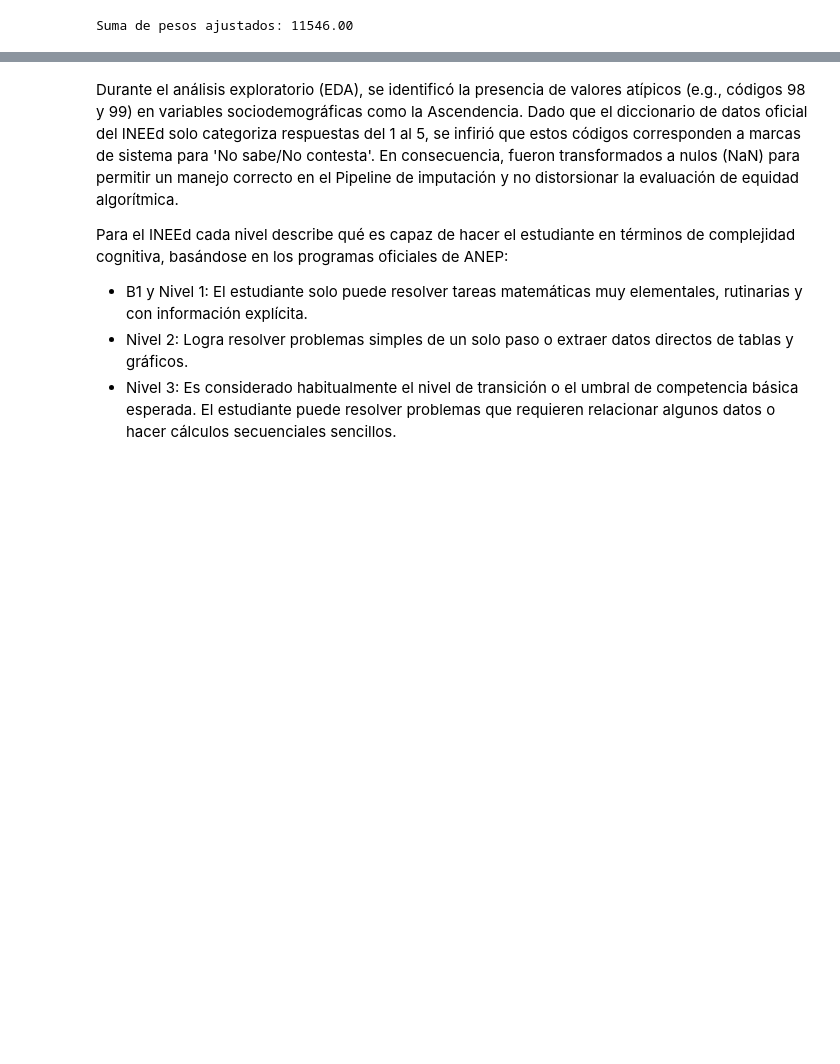
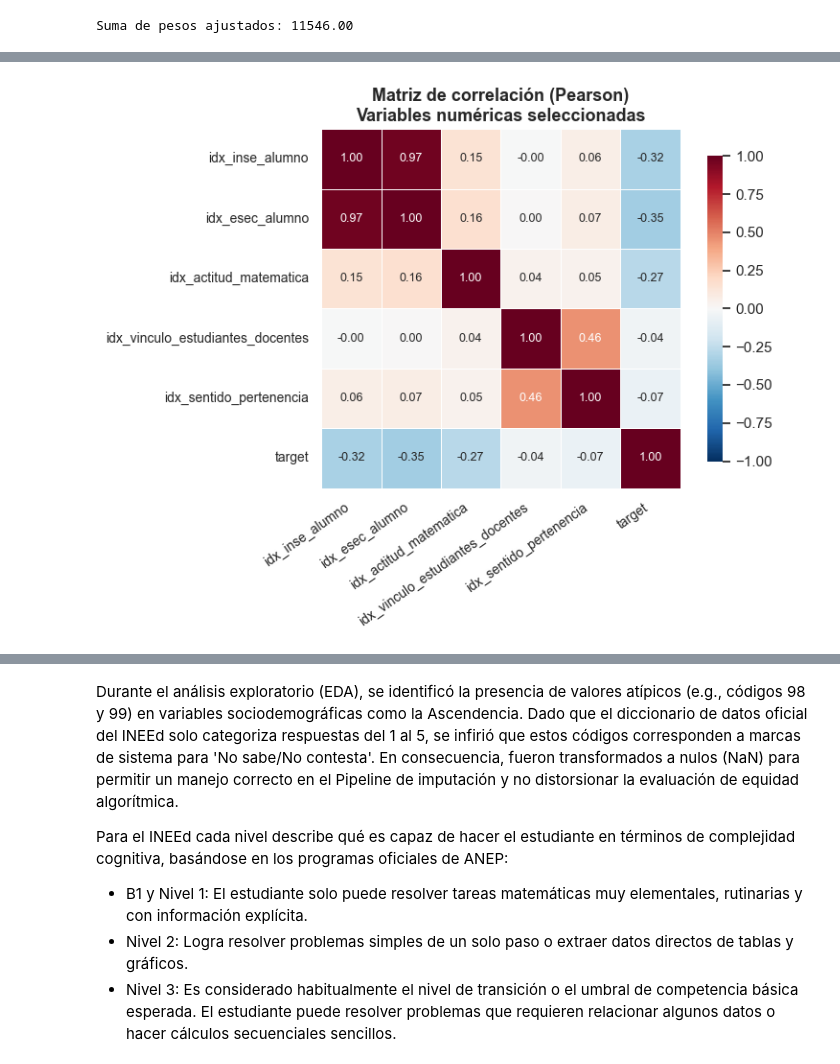
Before and after one commit to estebancardoso96/los_parsimoniosos, a Jupyter notebook: guia_ejemplo_costos_pesos_ajustados.ipynb, the cells around one changed output, grey strips where cells are left out. Cells and saved outputs as stored; diff of their text form; code cells hidden in the pictures; blank space fills up the shorter version.

```diff
--- a/guia_ejemplo_costos_pesos_ajustados.ipynb
+++ b/guia_ejemplo_costos_pesos_ajustados.ipynb
@@ -297,0 +688,85 @@ Suma de pesos ajustados: 11546.00
+# %%
+# 13. MATRIZ DE CORRELACIÓN (SOLO VARIABLES DE variables_boxplot + target)
+
+# Seleccionar únicamente las variables de interés
+df_eda_corr = df_final_modelo[variables_boxplot + ['target']].copy()
+
+# Matriz de correlación
+corr_eda = df_eda_corr.corr(numeric_only=True)
+
+# Reordenar para dejar el target al final
+cols_ordenadas = [c for c in corr_eda.columns if c != 'target'] + ['target']
+corr_eda = corr_eda.loc[cols_ordenadas, cols_ordenadas]
+
+# -------------------- Heatmap --------------------
+plt.figure(figsize=(8, 6))
+
+sns.heatmap(
+    corr_eda,
+    annot=True,
+    fmt=".2f",
+    cmap="RdBu_r",
+    center=0,
+    vmin=-1,
+    vmax=1,
+    square=True,
+    linewidths=0.5,
+    cbar_kws={"shrink": 0.85},
+    annot_kws={"size": 9}
+)
+
+plt.xticks(rotation=35, ha='right', fontsize=10)
+plt.yticks(fontsize=10)
+plt.title(
+    'Matriz de correlación (Pearson)\nVariables numéricas seleccionadas',
+    fontsize=13,
+    fontweight='bold'
+)
+
+plt.tight_layout()
+plt.show()
+
+
+# -------------------- Ranking Tornado --------------------
+
+corr_target = corr_eda['target'].drop('target')
+
+ranking_pos = corr_target[corr_target >= 0].sort_values(ascending=False)
+ranking_neg = corr_target[corr_target < 0].sort_values(ascending=False)
+
+ranking = pd.concat([ranking_pos, ranking_neg])
+
+fig, ax = plt.subplots(figsize=(8, 4.5))
+
+colores = ['#2ca02c' if v >= 0 else '#d62728' for v in ranking]
+
+ax.barh(ranking.index, ranking.values, color=colores, height=0.7)
+ax.axvline(0, color='black', linewidth=1)
+
+ax.invert_yaxis()
+ax.set_xlabel(f'Correlación con {df_final_modelo['target']}')
+ax.set_title(
+    f'Ranking de correlación con {df_final_modelo['target']}',
+    fontsize=13,
+    fontweight='bold'
+)
+
+for i, v in enumerate(ranking.values):
+    ax.text(
+        v + (0.01 if v >= 0 else -0.01),
+        i,
+        f'{v:+.3f}',
+        va='center',
+        ha='left' if v >= 0 else 'right',
+        fontsize=9,
+        fontweight='semibold'
+    )
+
+lim = max(abs(ranking.min()), abs(ranking.max())) + 0.05
+ax.set_xlim(-lim, lim)
+ax.grid(axis='x', linestyle=':', alpha=0.5)
+
+plt.tight_layout()
+plt.show()
+# %% [output]
+[figure, added]
```
Also changed, not shown: parts of 10 cells of this notebook.
